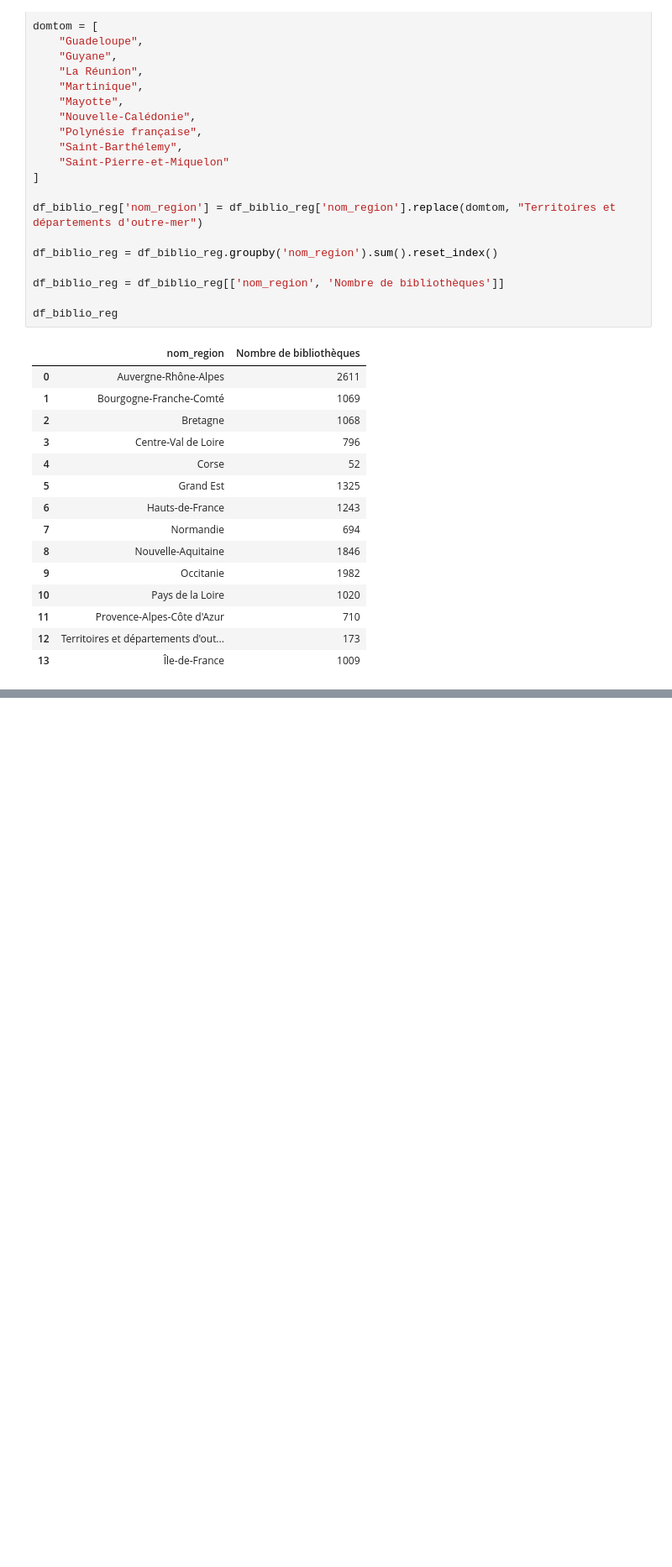
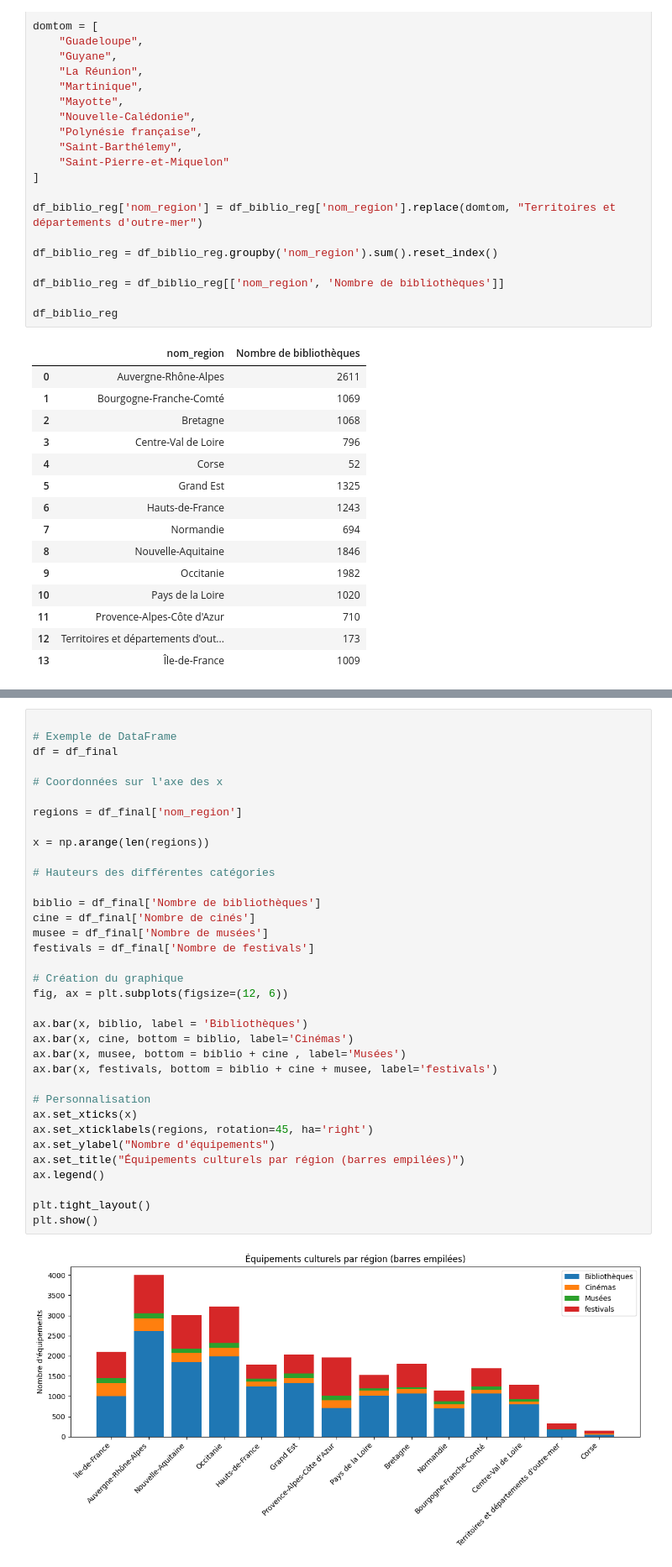
Before and after one commit to SandraRiner/offre_culturelle, a Jupyter notebook: notebook/cleanaida.ipynb, the cells around one changed output, grey strips where cells are left out. Shown: that part at 84% size. Drawn from its saved outputs; the diff is of its cells as text; blank space fills up the shorter version.

```diff
--- a/notebook/cleanaida.ipynb
+++ b/notebook/cleanaida.ipynb
@@ -470,0 +473,37 @@ df_final
+# %%
+
+# Exemple de DataFrame
+df = df_final
+
+# Coordonnées sur l'axe des x
+
+regions = df_final['nom_region']
+
+x = np.arange(len(regions))
+
+# Hauteurs des différentes catégories
+
+biblio = df_final['Nombre de bibliothèques']
+cine = df_final['Nombre de cinés']
+musee = df_final['Nombre de musées']
+festivals = df_final['Nombre de festivals']
+
+# Création du graphique
+fig, ax = plt.subplots(figsize=(12, 6))
+
+ax.bar(x, biblio, label = 'Bibliothèques')
+ax.bar(x, cine, bottom = biblio, label='Cinémas')
+ax.bar(x, musee, bottom = biblio + cine , label='Musées')
+ax.bar(x, festivals, bottom = biblio + cine + musee, label='festivals')
+
+# Personnalisation
+ax.set_xticks(x)
+ax.set_xticklabels(regions, rotation=45, ha='right')
+ax.set_ylabel("Nombre d'équipements")
+ax.set_title("Équipements culturels par région (barres empilées)")
+ax.legend()
+
+plt.tight_layout()
+plt.show()
+# %% [output]
+[figure, added]
```
Also changed, not shown: parts of 7 cells of this notebook, 1 other file.
